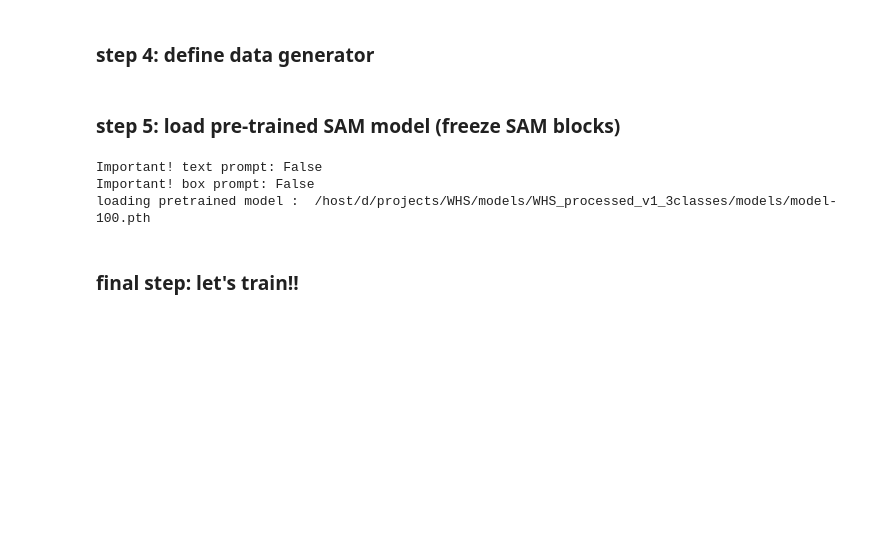
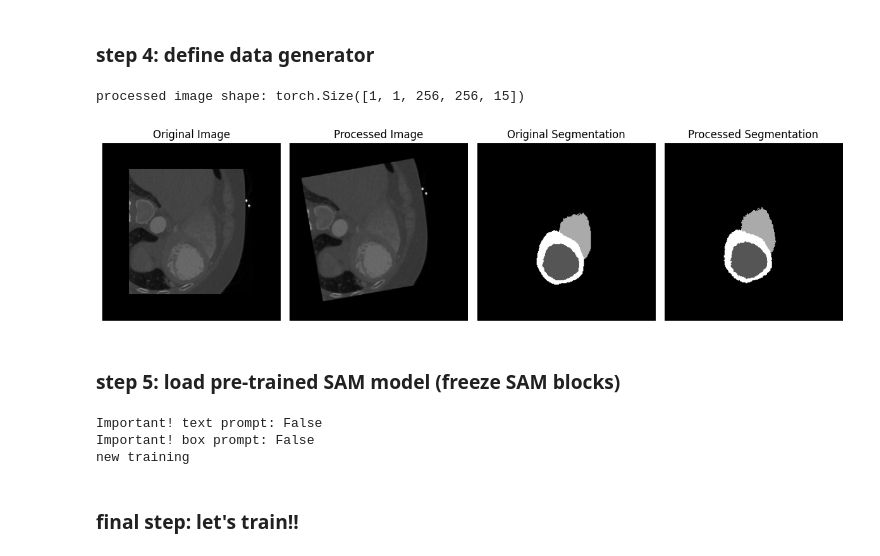
Before and after one commit to zhennongchen/whole_heart_segmentation_ZC, a Jupyter notebook: step1_train_256x256x15.ipynb, the cells around one changed output. Cells and saved outputs as stored; diff of their text form; code cells hidden in the pictures; blank space fills up the shorter version.

```diff
--- a/step1_train_256x256x15.ipynb
+++ b/step1_train_256x256x15.ipynb
@@ -106,8 +106,8 @@ def get_args_parser(img_size = 256, num_classes = 4, slice_num = 5, pretrained_m
 
     return parser
 # %%
-pretrained_model =  os.path.join(output_dir, 'models/model-100.pth')
-start_epoch = 101 # 1 if no pretrained model
+pretrained_model =  None#os.path.join(output_dir, 'models/model-100.pth')
+start_epoch = 1 # 1 if no pretrained model
 total_training_epochs = 200 # change to a reasonable number
 
 # define the original sam model weights (you should download it from online to your local path)
@@ -185,33 +185,36 @@ val  5  one case example:  /host/d/Data/WHS/current_challenge/processed_data_v1/
 # %%
 # let's try our dataload to see how the data augmentation looks like
-## important!! after you run this, you need to re-run the above cell that defines the generator_train again, and proceed to step 4, please remember!!
+# important!! after you run this, you need to re-run the above cell that defines the generator_train again, and proceed to step 4, please remember!!
 
 # if you see error "local variable 'image_loaded' referenced before assignment",
 # to solve, please restart the jupyter notebook and run again --> actually you can just ignore the error and keep running, it won't affect anything
-# dl = DataLoader(generator_train, batch_size = 1, shuffle = False, pin_memory = True, num_workers = 0)# cpu_count())
-# c = 0
-# for batch_idx, batch_data in enumerate(dl):
-#     original_img = batch_data["original_image"]
-#     original_seg = batch_data["original_seg"]
-#     processed_img = batch_data["image"]
-#     processed_seg = batch_data["mask"]
-#     print('processed image shape:', processed_img.shape)
+dl = DataLoader(generator_train, batch_size = 1, shuffle = False, pin_memory = True, num_workers = 0)# cpu_count())
+c = 0
+for batch_idx, batch_data in enumerate(dl):
+    original_img = batch_data["original_image"]
+    original_seg = batch_data["original_seg"]
+    processed_img = batch_data["image"]
+    processed_seg = batch_data["mask"]
+    print('processed image shape:', processed_img.shape)
 
-    # # plot 4 images side by side --> you should see the data augmentation effects
-    # fig, axs = plt.subplots(1, 4, figsize=(12, 4))
-    # axs[0].imshow(original_img[0,0,:,:,0], cmap='gray')
-    # axs[1].imshow(processed_img[0,0,:,:,0], cmap='gray')
-    # axs[2].imshow(original_seg[0,0,:,:,0], cmap='gray')
-    # axs[3].imshow(processed_seg[0,0,:,:,0], cmap='gray')
-    # axs[0].set_title('Original Image')
-    # axs[1].set_title('Processed Image')
-    # axs[2].set_title('Original Segmentation')
-    # axs[3].set_title('Processed Segmentation')
-    # for ax in axs:
-    #     ax.axis('off')
-    # plt.tight_layout()
-    # plt.show()
-    # break
+    # plot 4 images side by side --> you should see the data augmentation effects
+    fig, axs = plt.subplots(1, 4, figsize=(12, 4))
+    axs[0].imshow(original_img[0,0,:,:,0], cmap='gray')
+    axs[1].imshow(processed_img[0,0,:,:,0], cmap='gray')
+    axs[2].imshow(original_seg[0,0,:,:,0], cmap='gray')
+    axs[3].imshow(processed_seg[0,0,:,:,0], cmap='gray')
+    axs[0].set_title('Original Image')
+    axs[1].set_title('Processed Image')
+    axs[2].set_title('Original Segmentation')
+    axs[3].set_title('Processed Segmentation')
+    for ax in axs:
+        ax.axis('off')
+    plt.tight_layout()
+    plt.show()
+    break
+# %% [output]
+processed image shape: torch.Size([1, 1, 256, 256, 15])
+[figure, added]
 # %% [markdown]
 ### step 5: load pre-trained SAM model (freeze SAM blocks)
 # %%
@@ -263,7 +266,7 @@ else:
 # %% [output]
 Important! text prompt: False
 Important! box prompt: False
-loading pretrained model :  /host/d/projects/WHS/models/WHS_processed_v1_3classes/models/model-100.pth
+new training
 # %% [markdown]
 ### final step: let's train!!
 # %%
```
Also changed, not shown: parts of 2 cells of this notebook, 2 other files.
